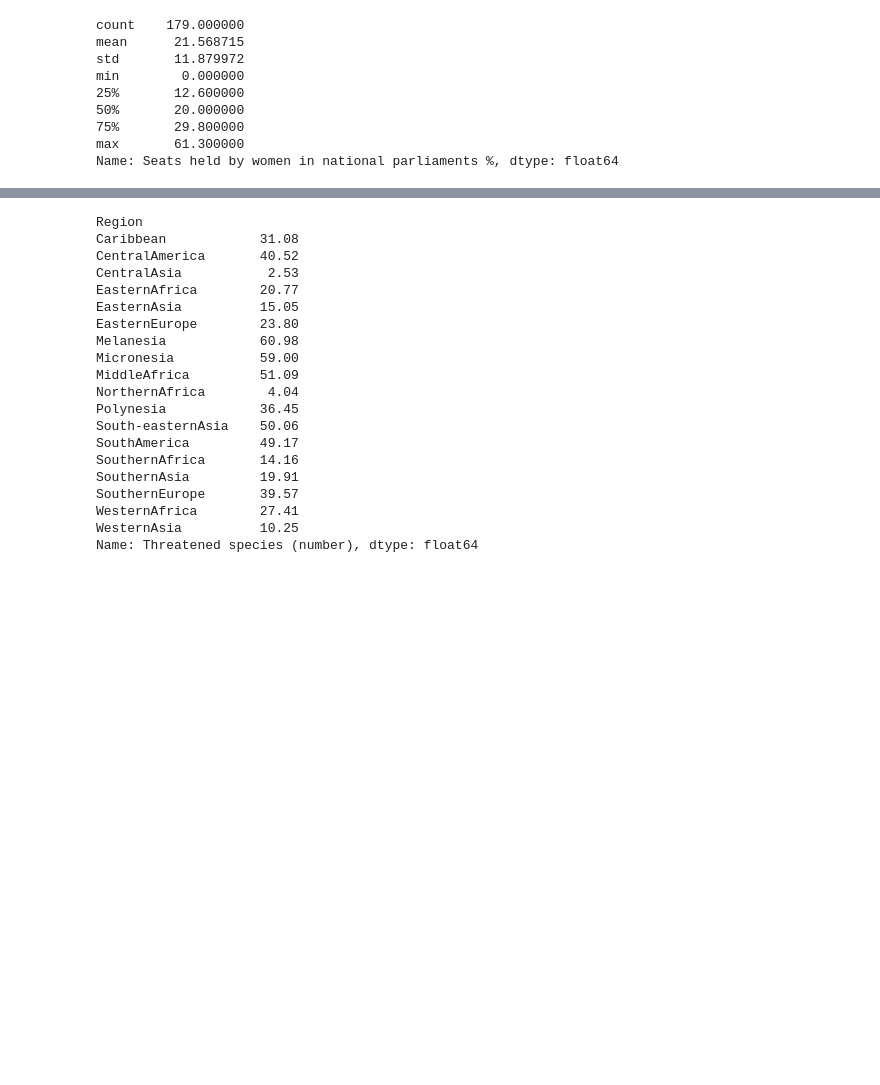
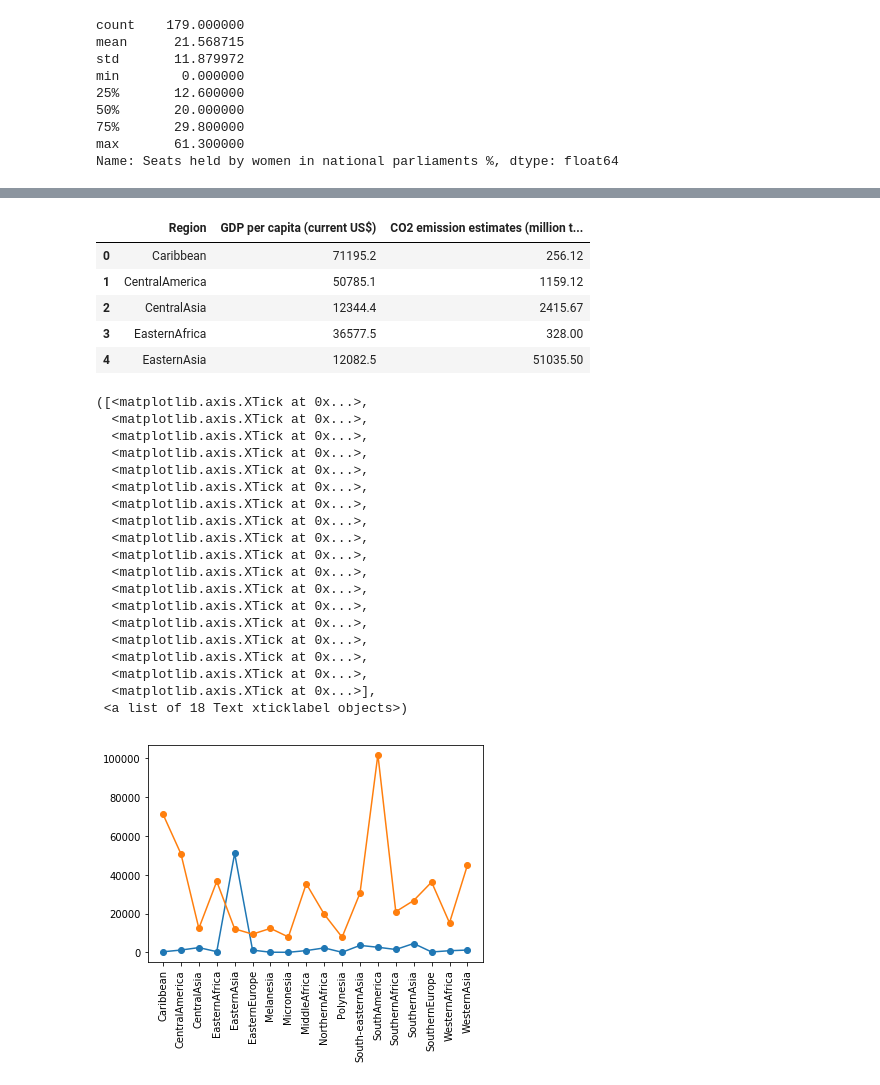
Before and after one commit to Data-Analytics-Project-Group/Visualizing-World-Economic-Trends, a Jupyter notebook: Visualizing World Economic Trends.ipynb, the cells around one changed output, grey strips where cells are left out. Drawn from its saved outputs; the diff is of its cells as text; code cells hidden in the pictures; blank space fills up the shorter version.

```diff
--- a/Visualizing World Economic Trends.ipynb
+++ b/Visualizing World Economic Trends.ipynb
@@ -221,31 +176,46 @@ cleaned_environ_df.head()
 # Perhaps groupby region and run aggregate functions to see where the cleanest places are and whether they correlate to GDP
 
 grouped_env = cleaned_environ_df.groupby("Region")
-grouped_gdp = grouped_env["GDP: Gross domestic product (million current US$)"].sum()
+grouped_gdp = grouped_env["GDP per capita (current US$)"].sum()
 
-grouped_species = round(grouped_env["Threatened species (number)"].mean(), 2)
+grouped_species = round(grouped_env["CO2 emission estimates (million tons/tons per capita)"].mean(), 2)
 
-
+env_df = pd.DataFrame(grouped_gdp)
+env_df["CO2 emission estimates (million tons/tons per capita)"] = grouped_species
+env_df = env_df.reset_index()
 # print(grouped_gdp)
-print(grouped_species)
+# print(grouped_species)
+env_df.head()
 # %% [output]
-Region
-Caribbean            31.08
-CentralAmerica       40.52
-CentralAsia           2.53
-EasternAfrica        20.77
-EasternAsia          15.05
-EasternEurope        23.80
-Melanesia            60.98
-Micronesia           59.00
-MiddleAfrica         51.09
-NorthernAfrica        4.04
-Polynesia            36.45
-South-easternAsia    50.06
-SouthAmerica         49.17
-SouthernAfrica       14.16
-SouthernAsia         19.91
-SouthernEurope       39.57
-WesternAfrica        27.41
-WesternAsia          10.25
-Name: Threatened species (number), dtype: float64
+|  | Region | GDP per capita (current US$) | CO2 emission estimates (million t... |
+| 0 | Caribbean | 71195.2 | 256.12 |
+| 1 | CentralAmerica | 50785.1 | 1159.12 |
+| 2 | CentralAsia | 12344.4 | 2415.67 |
+| 3 | EasternAfrica | 36577.5 | 328.00 |
+| 4 | EasternAsia | 12082.5 | 51035.50 |
+# %%
+plt.plot(env_df["Region"], env_df["CO2 emission estimates (million tons/tons per capita)"], marker = "o")
+plt.plot(env_df["Region"], env_df["GDP per capita (current US$)"], marker = "o")
+
+plt.xticks(env_df["Region"], env_df["Region"], rotation="vertical")
+# %% [output]
+([<matplotlib.axis.XTick at 0x...>,
+  <matplotlib.axis.XTick at 0x...>,
+  <matplotlib.axis.XTick at 0x...>,
+  <matplotlib.axis.XTick at 0x...>,
+  <matplotlib.axis.XTick at 0x...>,
+  <matplotlib.axis.XTick at 0x...>,
+  <matplotlib.axis.XTick at 0x...>,
+  <matplotlib.axis.XTick at 0x...>,
+  <matplotlib.axis.XTick at 0x...>,
+  <matplotlib.axis.XTick at 0x...>,
+  <matplotlib.axis.XTick at 0x...>,
+  <matplotlib.axis.XTick at 0x...>,
+  <matplotlib.axis.XTick at 0x...>,
+  <matplotlib.axis.XTick at 0x...>,
+  <matplotlib.axis.XTick at 0x...>,
+  <matplotlib.axis.XTick at 0x...>,
+  <matplotlib.axis.XTick at 0x...>,
+  <matplotlib.axis.XTick at 0x...>],
+ <a list of 18 Text xticklabel objects>)
+[figure, added]
```
Also changed, not shown: parts of 4 cells of this notebook.
